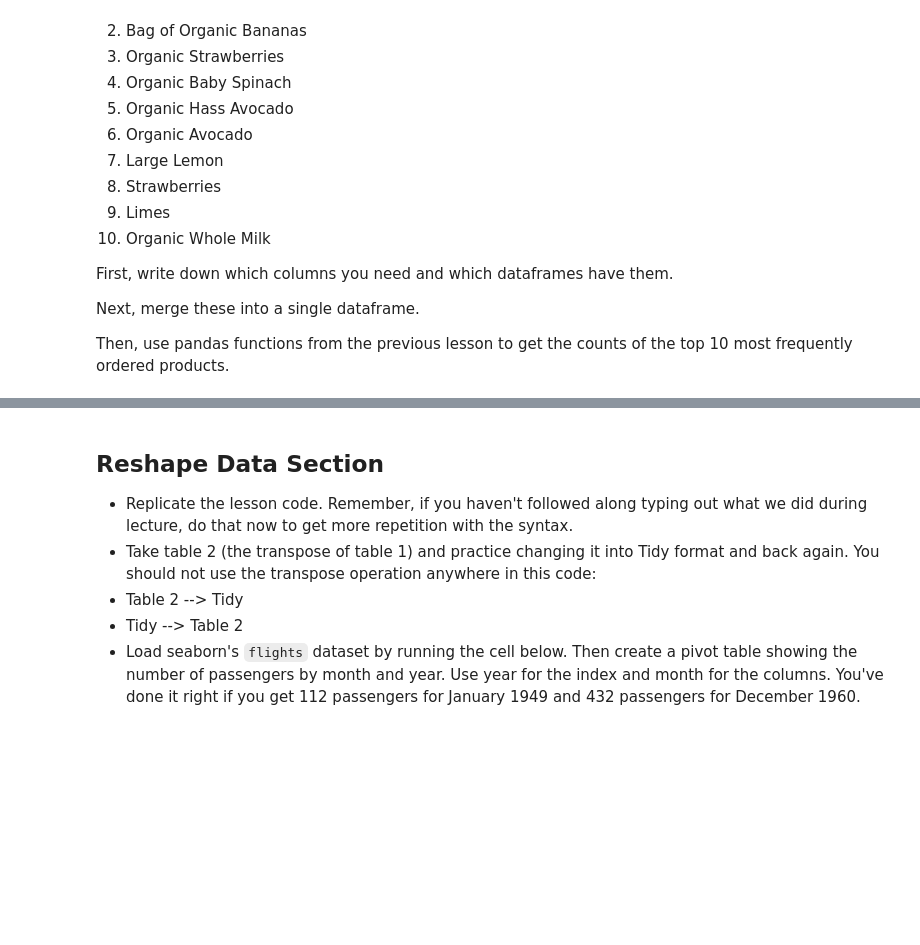
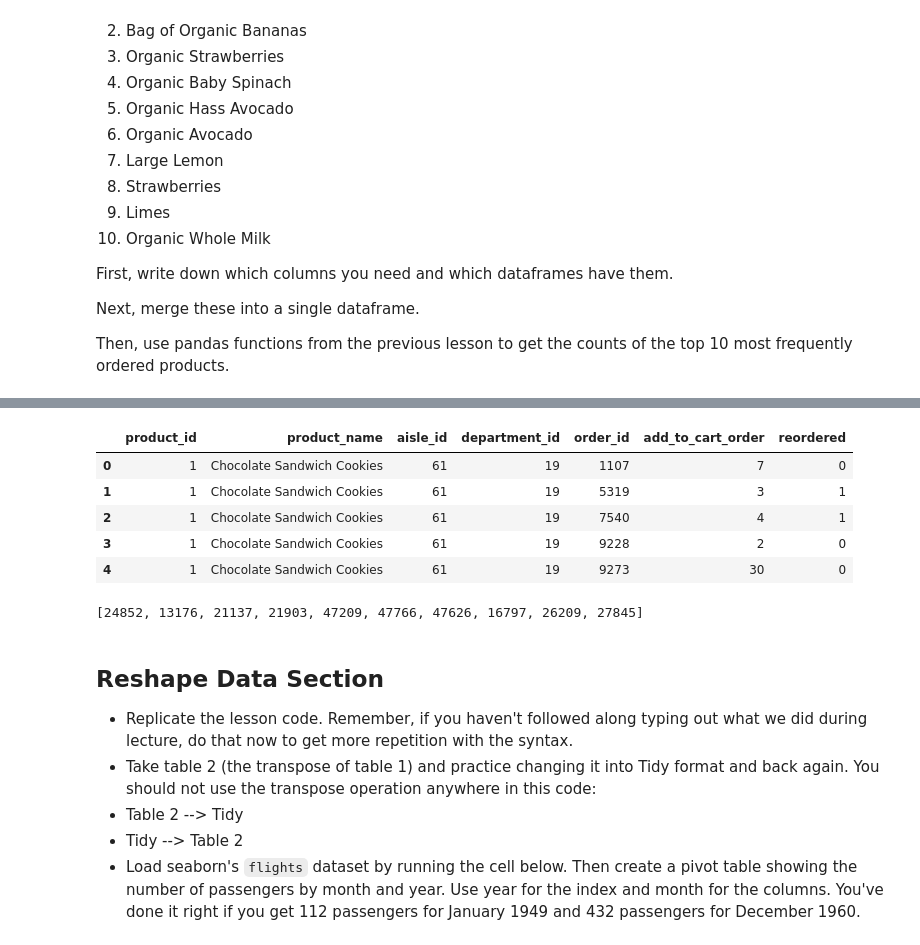
Before and after one commit to Yonipineda/DS-Unit-1-Sprint-1-Data-Wrangling-and-Storytelling, a Jupyter notebook: module3-join-and-reshape-data/YoniPineda__LS_DS_113_Join_and_Reshape_Data_Assignment.ipynb, the cells around one changed output, grey strips where cells are left out. Drawn from its saved outputs; the diff is of its cells as text; code cells hidden in the pictures; blank space fills up the shorter version.

```diff
--- a/module3-join-and-reshape-data/YoniPineda__LS_DS_113_Join_and_Reshape_Data_Assignment.ipynb
+++ b/module3-join-and-reshape-data/YoniPineda__LS_DS_113_Join_and_Reshape_Data_Assignment.ipynb
@@ -106,0 +139,5 @@ FileNotFoundError: ignored
+# %%
+order_product_prior = pd.read_csv('order_products__prior.csv')
+
+print(order_product_prior.shape)
+order_product_prior.head()
@@ -106,0 +152,5 @@ FileNotFoundError: ignored
+# %%
+order_products__train = pd.read_csv('order_products__train.csv')
+
+print(order_products__train.shape)
+order_products__train.head()
@@ -106,0 +191,5 @@ FileNotFoundError: ignored
+# %%
+order_product = pd.concat([order_product_prior, order_products__train])
+
+print(order_product.shape)
+order_product.head()
@@ -106,0 +204,5 @@ FileNotFoundError: ignored
+# %%
+product = products_id
+
+print(product.shape)
+product.head()
@@ -107,3 +217,24 @@ FileNotFoundError: ignored
+# %%
+order_and_product = pd.merge(product, order_product, on='product_id', how='inner')
+
+order_and_product.head()
+# %% [output]
+|  | product_id | product_name | aisle_id | department_id | order_id | add_to_cart_order | reordered |
+| 0 | 1 | Chocolate Sandwich Cookies | 61 | 19 | 1107 | 7 | 0 |
+| 1 | 1 | Chocolate Sandwich Cookies | 61 | 19 | 5319 | 3 | 1 |
+| 2 | 1 | Chocolate Sandwich Cookies | 61 | 19 | 7540 | 4 | 1 |
+| 3 | 1 | Chocolate Sandwich Cookies | 61 | 19 | 9228 | 2 | 0 |
+| 4 | 1 | Chocolate Sandwich Cookies | 61 | 19 | 9273 | 30 | 0 |
+# %%
+#### Top 10 most frequently ordered products.
+
+most_frequent_product_ids = order_and_product['product_id'].value_counts()
+
+most_frequent_product_ids = most_frequent_product_ids.head(10).index.tolist()
+
+most_frequent_product_ids
+# %% [output]
+[24852, 13176, 21137, 21903, 47209, 47766, 47626, 16797, 26209, 27845]
 # %% [markdown]
 ## Reshape Data Section
 
```
Also changed, not shown: parts of 17 cells of this notebook.
